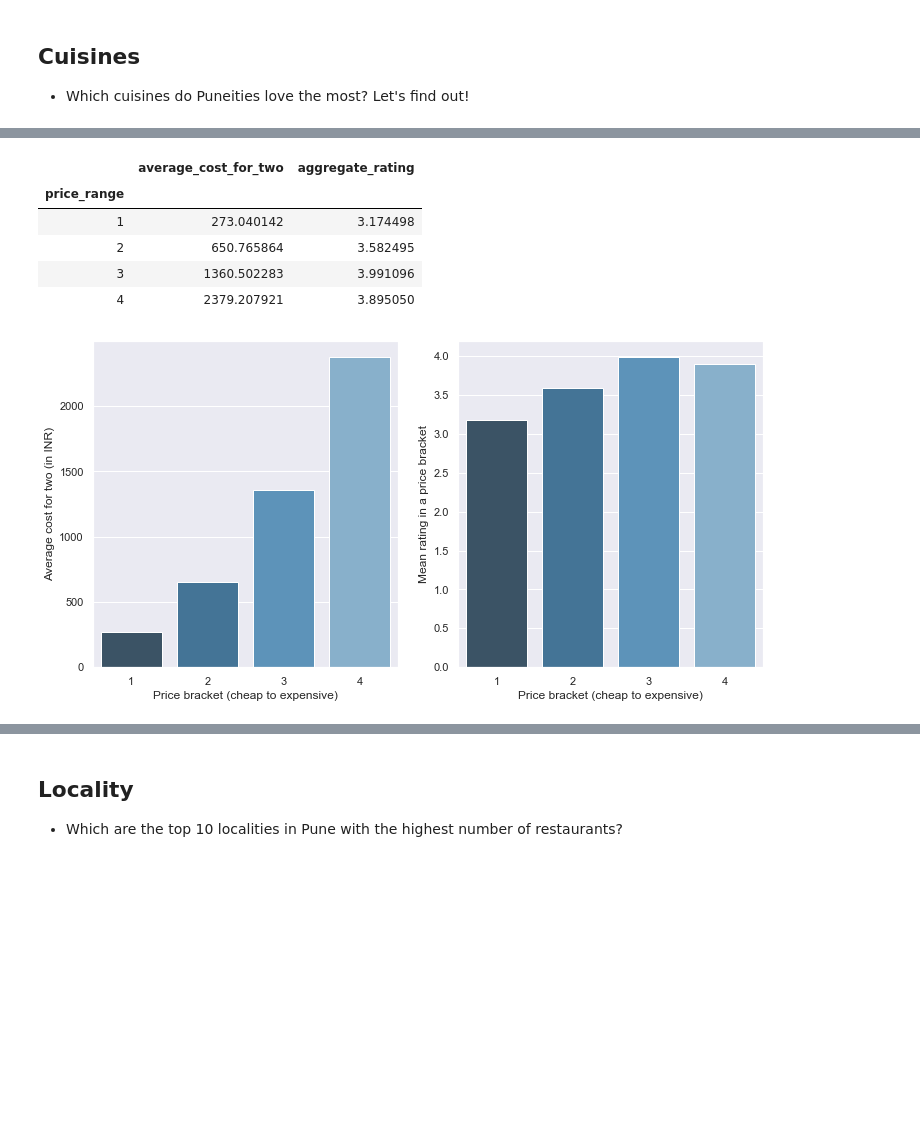
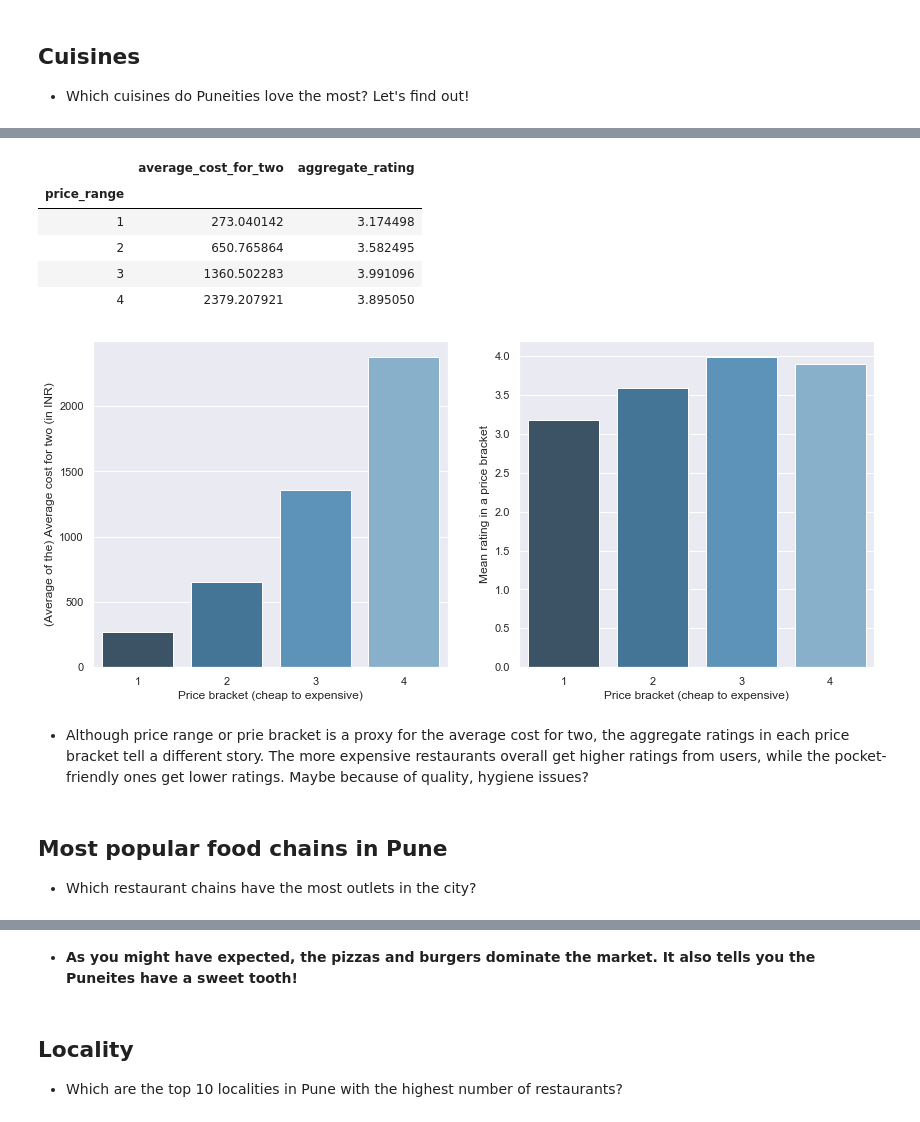
Before and after one commit to dsanyal/Zomato_dataset_EDA, a Jupyter notebook: zomato_EDA.ipynb, the cells around one changed output, grey strips where cells are left out. Drawn from its saved outputs; the diff is of its cells as text; code cells hidden in the pictures; blank space fills up the shorter version.

```diff
--- a/zomato_EDA.ipynb
+++ b/zomato_EDA.ipynb
@@ -282,6 +266,2 @@ _ = plt.xlabel('Average cost for two (INR)')
 # %% [markdown]
 ### Takeaway and delivery support
-# %%
-map_binary = {1:1, -1:0}
-pune_data.loc[:, 'delivery'] = pune_data['delivery'].copy().replace(map_binary)
-pune_data.loc[:, 'takeaway'] = pune_data['takeaway'].copy().replace(map_binary)
@@ -352,21 +352,27 @@ fig.show()
 # %%
 cost_ratings_df = pune_data.groupby('price_range')['average_cost_for_two', 'aggregate_rating'].mean()
 display(cost_ratings_df)
 
-fig, ax = plt.subplots(1,2, figsize=(12,6))
+fig, ax = plt.subplots(1,2, figsize=(14,6))
 _ = sns.barplot(x=cost_ratings_df.index, y = 'average_cost_for_two', data = cost_ratings_df, palette = "Blues_d", ax=ax[0])
 _ = sns.barplot(x=cost_ratings_df.index, y = 'aggregate_rating', data = cost_ratings_df, palette = "Blues_d", ax=ax[1])
 _ = ax[0].set_xlabel('Price bracket (cheap to expensive)')
-_ = ax[0].set_ylabel('Average cost for two (in INR)')
+_ = ax[0].set_ylabel('(Average of the) Average cost for two (in INR)')
 _ = ax[1].set_xlabel('Price bracket (cheap to expensive)')
 _ = ax[1].set_ylabel('Mean rating in a price bracket')
 # %% [output]
 |  | average_cost_for_two | aggregate_rating |
 | price_range |  |  |
 | 1 | 273.040142 | 3.174498 |
 | 2 | 650.765864 | 3.582495 |
 | 3 | 1360.502283 | 3.991096 |
 | 4 | 2379.207921 | 3.895050 |
-[figure, old version]
+[figure, new version]
+# %% [markdown]
+- Although price range or prie bracket is a proxy for the average cost for two, the aggregate ratings in each price bracket tell a different story. The more expensive restaurants overall get higher ratings from users, while the pocket-friendly ones get lower ratings. Maybe because of quality, hygiene issues?
+# %% [markdown]
+## Most popular food chains in Pune
+
+- Which restaurant chains have the most outlets in the city?
 # %%
 top_10_restaurants_pune = pd.DataFrame(pune_data.name.value_counts()[:10]).reset_index()
@@ -374,5 +380,7 @@ px.bar(top_10_restaurants_pune, x = 'index', y = 'name')
 # %% [output]
 [interactive output not drawn]
+# %% [markdown]
+- __As you might have expected, the pizzas and burgers dominate the market. It also tells you the Puneites have a sweet tooth!__
 # %% [markdown]
 ## Locality
 
```
Also changed, not shown: parts of 42 cells of this notebook.
